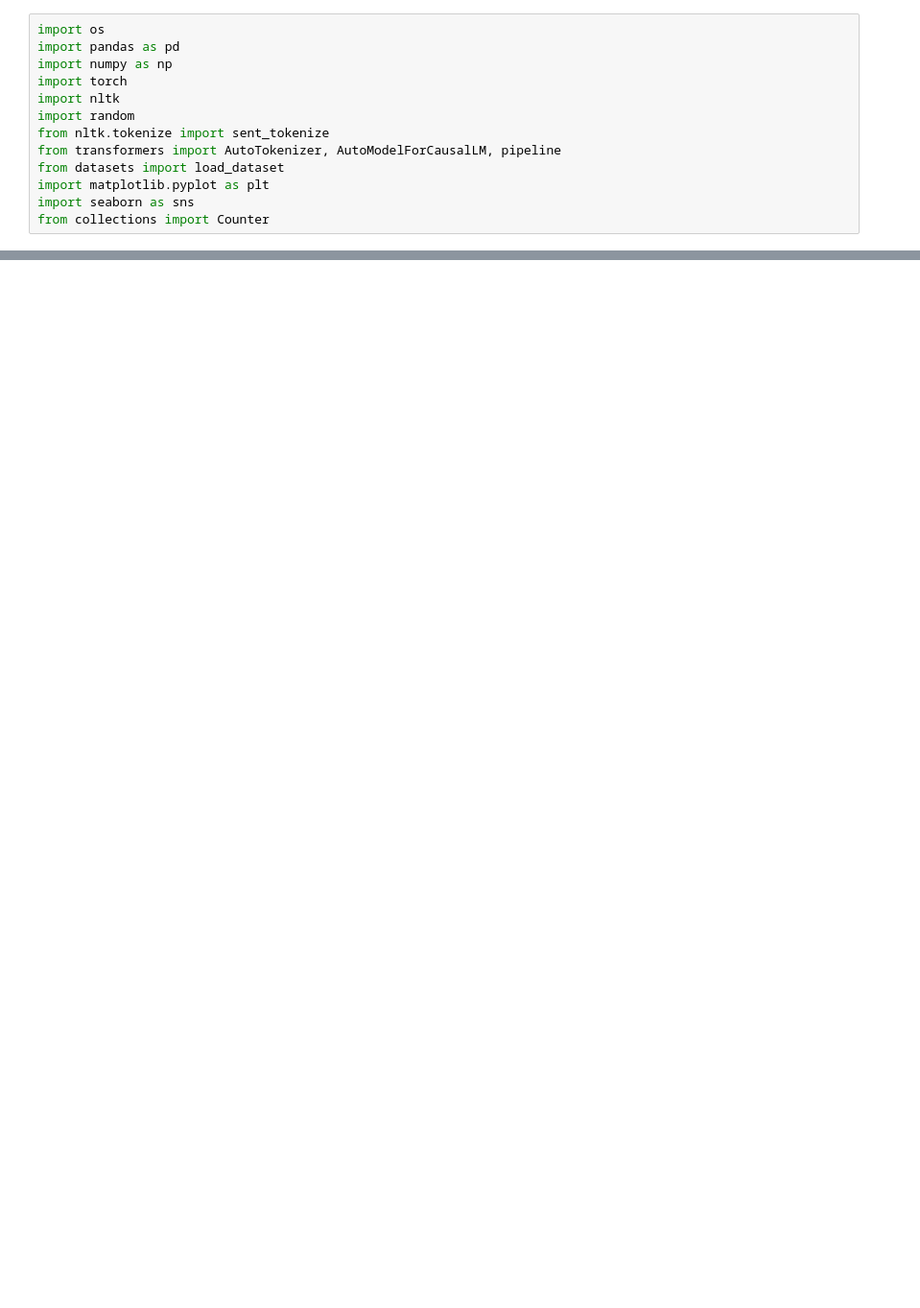
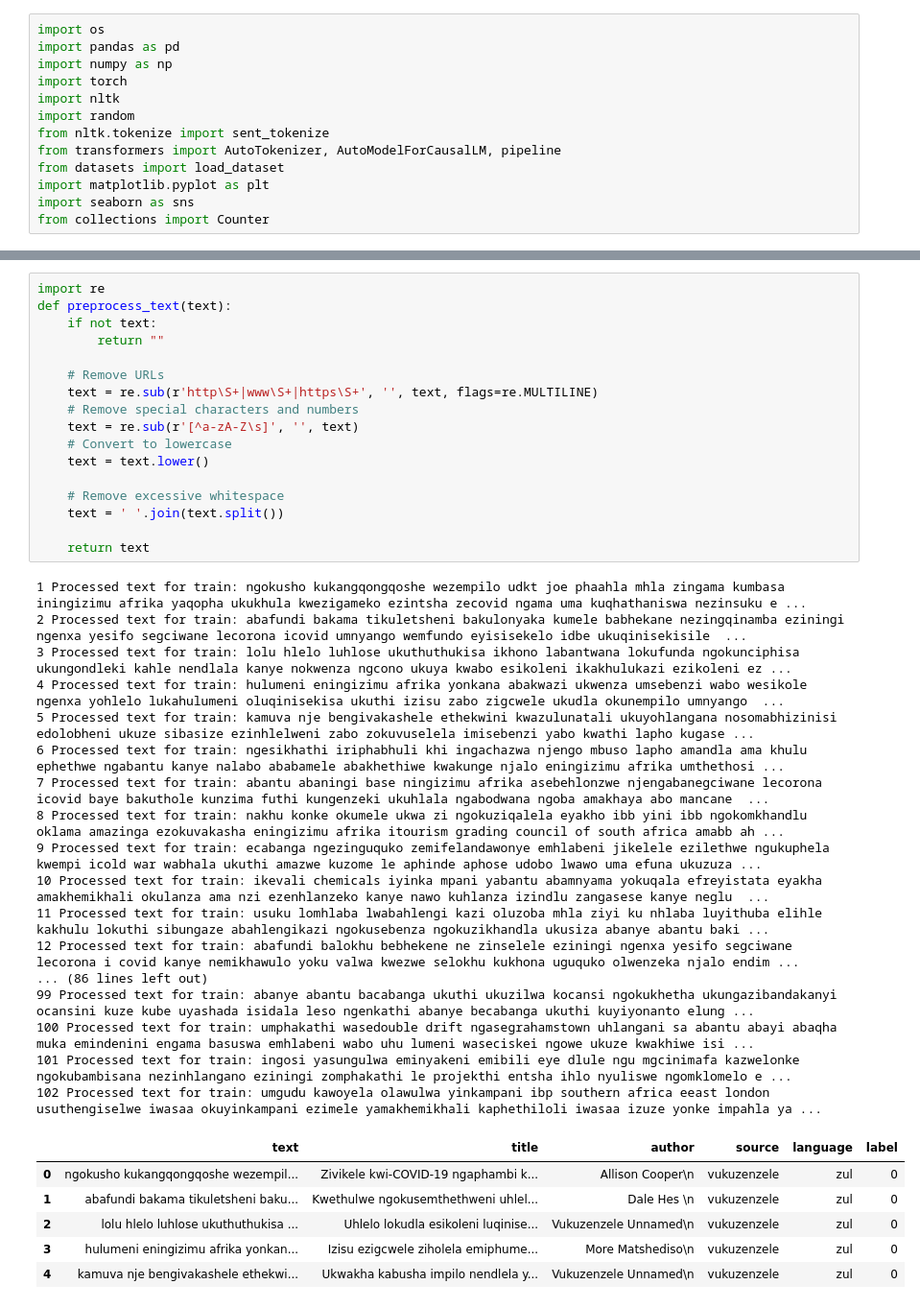
Before and after one commit to Amanda9805/Detecting-Machine-Generated-Texts, a Jupyter notebook: data_preprocessing.ipynb, the cells around one changed output, grey strips where cells are left out. Shown at 96% size. Cells and saved outputs as stored; diff of their text form; blank space fills up the shorter version.

Commit message:
Preprocess human and machine generated text

```diff
--- a/data_preprocessing.ipynb
+++ b/data_preprocessing.ipynb
@@ -108,4 +107,45 @@ Checking for missing values on training data:
   edition: 0 missing values
   language_code: 0 missing values
   __index_level_0__: 1 missing values
+# %%
+import re
+def preprocess_text(text):
+    if not text:
+        return ""
+
+    # Remove URLs
+    text = re.sub(r'http\S+|www\S+|https\S+', '', text, flags=re.MULTILINE)
+    # Remove special characters and numbers
+    text = re.sub(r'[^a-zA-Z\s]', '', text)
+    # Convert to lowercase
+    text = text.lower()
+
+    # Remove excessive whitespace
+    text = ' '.join(text.split())
+
+    return text
+# %% [output]
+1 Processed text for train: ngokusho kukangqongqoshe wezempilo udkt joe phaahla mhla zingama kumbasa iningizimu afrika yaqopha ukukhula kwezigameko ezintsha zecovid ngama uma kuqhathaniswa nezinsuku e ...
+2 Processed text for train: abafundi bakama tikuletsheni bakulonyaka kumele babhekane nezingqinamba eziningi ngenxa yesifo segciwane lecorona icovid umnyango wemfundo eyisisekelo idbe ukuqinisekisile  ...
+3 Processed text for train: lolu hlelo luhlose ukuthuthukisa ikhono labantwana lokufunda ngokunciphisa ukungondleki kahle nendlala kanye nokwenza ngcono ukuya kwabo esikoleni ikakhulukazi ezikoleni ez ...
+4 Processed text for train: hulumeni eningizimu afrika yonkana abakwazi ukwenza umsebenzi wabo wesikole ngenxa yohlelo lukahulumeni oluqinisekisa ukuthi izisu zabo zigcwele ukudla okunempilo umnyango  ...
+5 Processed text for train: kamuva nje bengivakashele ethekwini kwazulunatali ukuyohlangana nosomabhizinisi edolobheni ukuze sibasize ezinhlelweni zabo zokuvuselela imisebenzi yabo kwathi lapho kugase ...
+6 Processed text for train: ngesikhathi iriphabhuli khi ingachazwa njengo mbuso lapho amandla ama khulu ephethwe ngabantu kanye nalabo ababamele abakhethiwe kwakunge njalo eningizimu afrika umthethosi ...
+7 Processed text for train: abantu abaningi base ningizimu afrika asebehlonzwe njengabanegciwane lecorona icovid baye bakuthole kunzima futhi kungenzeki ukuhlala ngabodwana ngoba amakhaya abo mancane  ...
+8 Processed text for train: nakhu konke okumele ukwa zi ngokuziqalela eyakho ibb yini ibb ngokomkhandlu oklama amazinga ezokuvakasha eningizimu afrika itourism grading council of south africa amabb ah ...
+9 Processed text for train: ecabanga ngezinguquko zemifelandawonye emhlabeni jikelele ezilethwe ngukuphela kwempi icold war wabhala ukuthi amazwe kuzome le aphinde aphose udobo lwawo uma efuna ukuzuza ...
+10 Processed text for train: ikevali chemicals iyinka mpani yabantu abamnyama yokuqala efreyistata eyakha amakhemikhali okulanza ama nzi ezenhlanzeko kanye nawo kuhlanza izindlu zangasese kanye neglu  ...
+11 Processed text for train: usuku lomhlaba lwabahlengi kazi oluzoba mhla ziyi ku nhlaba luyithuba elihle kakhulu lokuthi sibungaze abahlengikazi ngokusebenza ngokuzikhandla ukusiza abanye abantu baki ...
+12 Processed text for train: abafundi balokhu bebhekene ne zinselele eziningi ngenxa yesifo segciwane lecorona i covid kanye nemikhawulo yoku valwa kwezwe selokhu kukhona uguquko olwenzeka njalo endim ...
+... (86 lines left out)
+99 Processed text for train: abanye abantu bacabanga ukuthi ukuzilwa kocansi ngokukhetha ukungazibandakanyi ocansini kuze kube uyashada isidala leso ngenkathi abanye becabanga ukuthi kuyiyonanto elung ...
+100 Processed text for train: umphakathi wasedouble drift ngasegrahamstown uhlangani sa abantu abayi abaqha muka emindenini engama basuswa emhlabeni wabo uhu lumeni waseciskei ngowe ukuze kwakhiwe isi ...
+101 Processed text for train: ingosi yasungulwa eminyakeni emibili eye dlule ngu mgcinimafa kazwelonke ngokubambisana nezinhlangano eziningi zomphakathi le projekthi entsha ihlo nyuliswe ngomklomelo e ...
+102 Processed text for train: umgudu kawoyela olawulwa yinkampani ibp southern africa eeast london usuthengiselwe iwasaa okuyinkampani ezimele yamakhemikhali kaphethiloli iwasaa izuze yonke impahla ya ...
+|  | text | title | author | source | language | label |
+| 0 | ngokusho kukangqongqoshe wezempil... | Zivikele kwi-COVID-19 ngaphambi k... | Allison Cooper\n | vukuzenzele | zul | 0 |
+| 1 | abafundi bakama tikuletsheni baku... | Kwethulwe ngokusemthethweni uhlel... | Dale Hes \n | vukuzenzele | zul | 0 |
+| 2 | lolu hlelo luhlose ukuthuthukisa ... | Uhlelo lokudla esikoleni luqinise... | Vukuzenzele Unnamed\n | vukuzenzele | zul | 0 |
+| 3 | hulumeni eningizimu afrika yonkan... | Izisu ezigcwele ziholela emiphume... | More Matshediso\n | vukuzenzele | zul | 0 |
+| 4 | kamuva nje bengivakashele ethekwi... | Ukwakha kabusha impilo nendlela y... | Vukuzenzele Unnamed\n | vukuzenzele | zul | 0 |
 # %%
```
Also changed, not shown: parts of 10 cells of this notebook.
